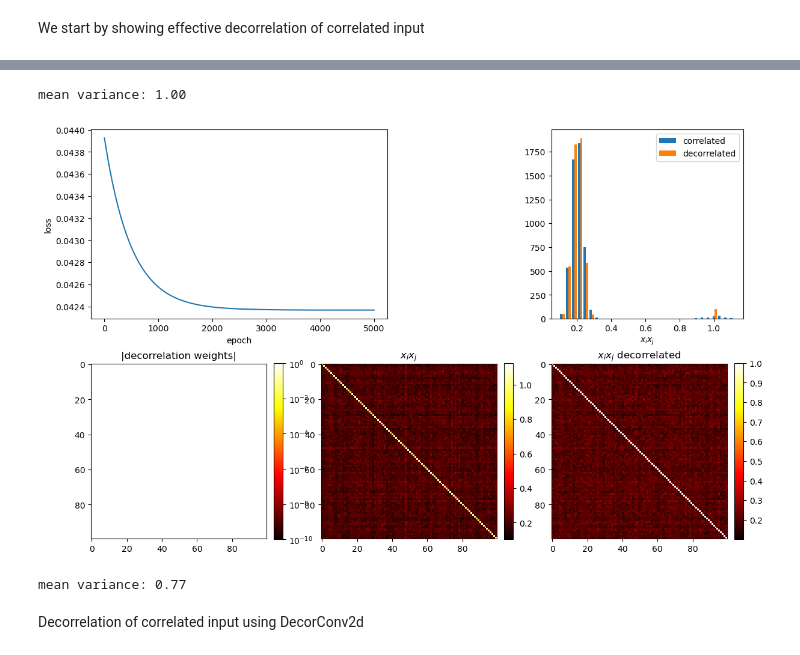
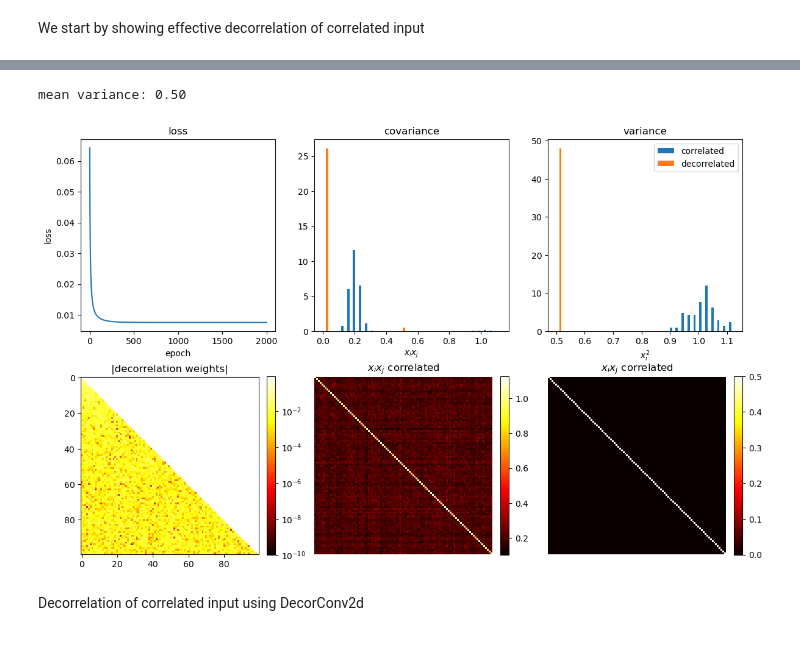
Before and after one commit to artcogsys/decorbp, a Jupyter notebook: examples/decorrelation_analysis.ipynb, the cells around one changed output, grey strips where cells are left out. Cells and saved outputs as stored; diff of their text form; code cells hidden in the pictures.

```diff
--- a/examples/decorrelation_analysis.ipynb
+++ b/examples/decorrelation_analysis.ipynb
@@ -70,10 +36,10 @@ We start by showing effective decorrelation of correlated input
 # %%
 num_samples=1000
 num_features=100
-num_epochs=5000
+num_epochs=2000
 seed=42
-decor_lr=1e-3
-eta=0.3 # NOTE: eta -> 0: normalize; eta > 0: decorrelate
+decor_lr=1e1
+eta=1e-2 # NOTE: eta -> 0: normalize; eta > 0: decorrelate
 
 torch.manual_seed(seed)
 torch.cuda.manual_seed(seed)
@@ -108,13 +74,9 @@ iteration 4999  loss: 0.042
 # %%
-plot_results(model, L, A1, A2)
+plot_decorrelation_results(model, L, A1, A2)
 print(f'mean variance: {torch.mean(torch.diag(A2)):.2f}')
 # %% [output]
-mean variance: 1.00
+mean variance: 0.50
-[figure, old version]
+[figure, new version]
-# %%
-print(f'mean variance: {torch.mean(torch.diag(A2)):.2f}')
-# %% [output]
-mean variance: 0.77
 # %% [markdown]
 Decorrelation of correlated input using DecorConv2d
 # %%
```
Also changed, not shown: parts of 6 cells of this notebook, 8 other files.
